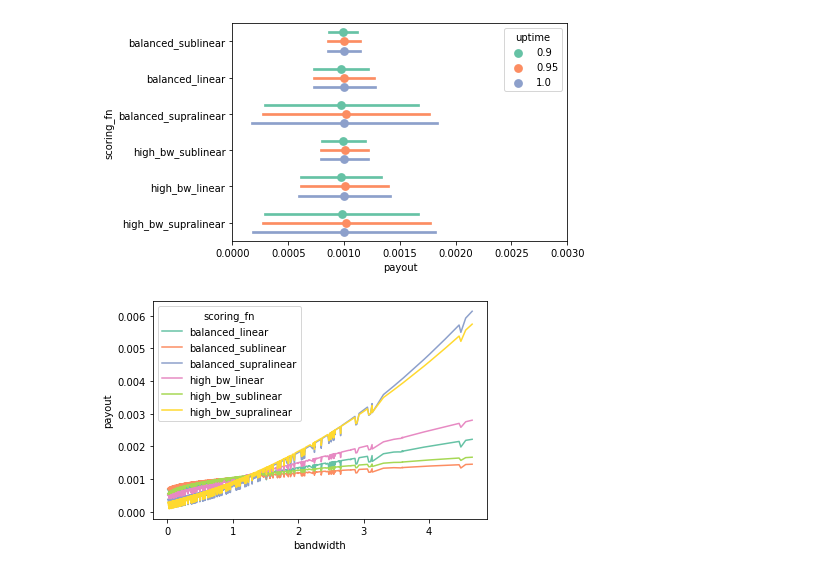
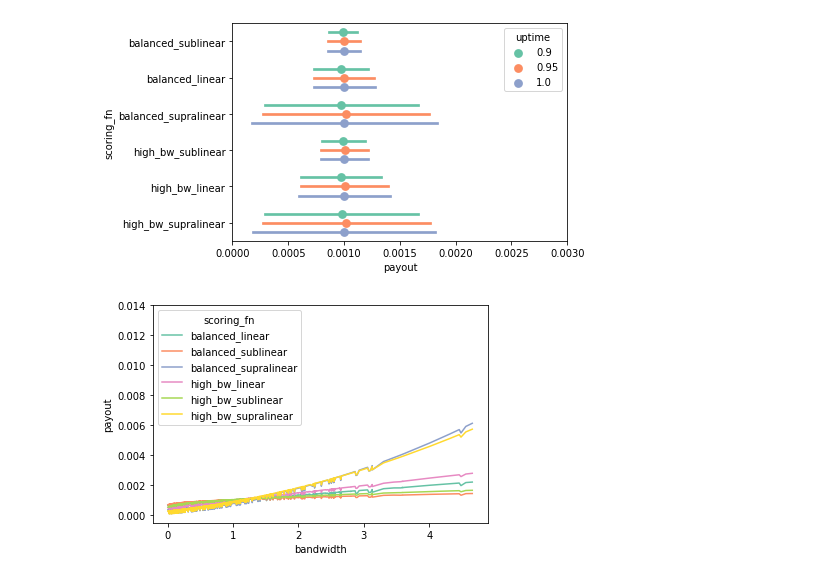
Before and after one commit to protocol/cel-retrieval, a Jupyter notebook: saturn-aliens/notebooks/2.1-simulation_fair_reward_distribution.ipynb, the cells around one changed output. Cells and saved outputs as stored; diff of their text form; code cells hidden in the pictures.

```diff
--- a/saturn-aliens/notebooks/2.1-simulation_fair_reward_distribution.ipynb
+++ b/saturn-aliens/notebooks/2.1-simulation_fair_reward_distribution.ipynb
@@ -153,20 +156,20 @@ metrics_df["balanced_supralinear"] = (
 )
 # %%
 # Combining individual scoring functions - high bandwidth
-metrics_df["high_bw_sublinear"] = (
-    0.5 * metrics_df["bandwidth_sublinear"] +
-    0.25 * metrics_df["ttfb_sublinear"] +
-    0.25 * metrics_df["uptime_sublinear"]
+score_df["high_bw_sublinear"] = (
+    0.5 * score_df["bandwidth_sublinear"] +
+    0.25 * score_df["ttfb_sublinear"] +
+    0.25 * score_df["uptime_sublinear"]
 )
-metrics_df["high_bw_linear"] = (
-    0.5 * metrics_df["bandwidth_linear"] +
-    0.25 * metrics_df["ttfb_linear"] +
-    0.25 * metrics_df["uptime_linear"]
+score_df["high_bw_linear"] = (
+    0.5 * score_df["bandwidth_linear"] +
+    0.25 * score_df["ttfb_linear"] +
+    0.25 * score_df["uptime_linear"]
 )
-metrics_df["high_bw_supralinear"] = (
-    0.5 * metrics_df["bandwidth_linear"] +
-    0.25 * metrics_df["ttfb_supralinear"] +
-    0.25 * metrics_df["bandwidth_supralinear"]
+score_df["high_bw_supralinear"] = (
+    0.5 * score_df["bandwidth_linear"] +
+    0.25 * score_df["ttfb_supralinear"] +
+    0.25 * score_df["bandwidth_supralinear"]
 )
 # %% [markdown]
 #### Explore payout distribution
@@ -183,10 +186,11 @@ high_bw_linear          0.210802
 high_bw_supralinear     0.380111
 dtype: float64
 # %%
-id_cols = list(metrics_df.iloc[:, :-6].columns)
-melt_df = pd.melt(metrics_df, id_vars=id_cols, var_name='scoring_fn', value_name='payout')
+id_cols = list(score_df.iloc[:, :-6].columns)
+melt_df = pd.melt(score_df, id_vars=id_cols, var_name='scoring_fn', value_name='payout')
 
 sns.boxplot(y="scoring_fn", x="payout", hue="ttfb_ratio", data=melt_df,
             palette="Set2", orient="h", fliersize=2)
+plt.xlim(-0.0005, 0.014)
 plt.show()
 # %% [output]
@@ -214,6 +219,7 @@ plt.show()
 # %%
 sns.lineplot(x="bandwidth", y="payout", hue="scoring_fn", palette="Set2",
              data=melt_df.sort_values(["scoring_fn", "bandwidth"]))
+plt.ylim(-0.0005, 0.014)
 plt.show()
 # %% [output]
-[figure, old version]
+[figure, new version]
```
Also changed, not shown: parts of 23 cells of this notebook.
